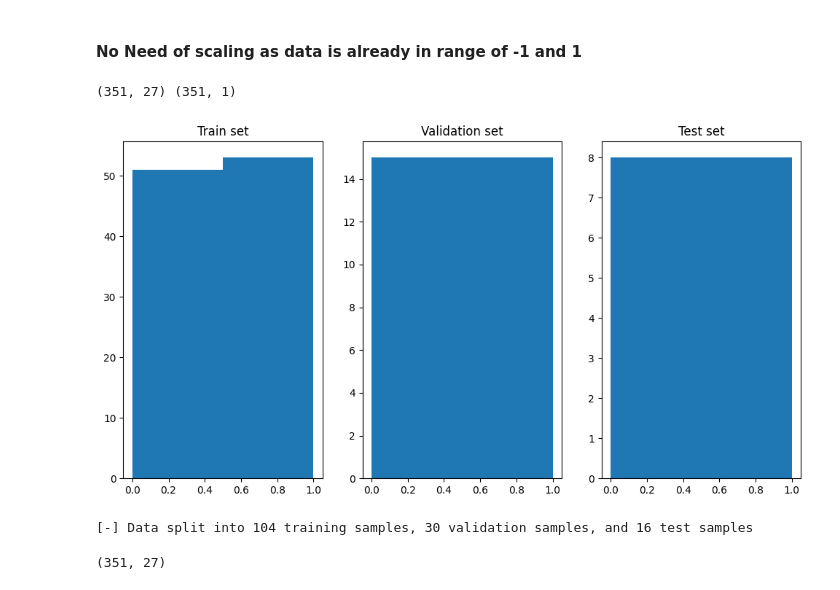
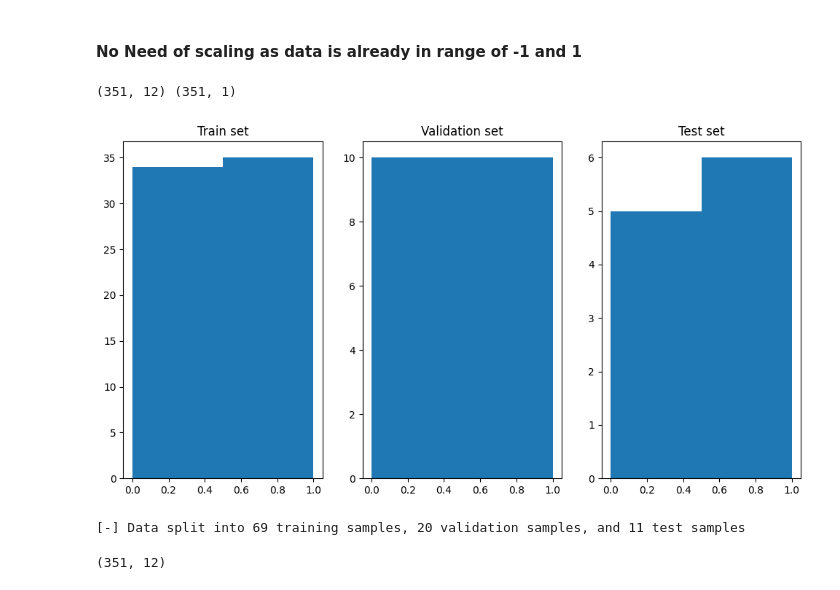
Before and after one commit to Ashad001/Qlassify, a Jupyter notebook: task2.ipynb, the cells around one changed output. Cells and saved outputs as stored; diff of their text form; code cells hidden in the pictures.

```diff
--- a/task2.ipynb
+++ b/task2.ipynb
@@ -35,7 +35,7 @@ plt.show()
 # %% [output]
 [figure]
 # %%
-threshold = 0.05
+threshold = 0.2
 correlations_with_class = corr_matrix['class']
 features_to_keep = correlations_with_class[abs(correlations_with_class) > threshold].index
 df = df[features_to_keep]
@@ -62,19 +62,19 @@ Y = np.array(Y).reshape(-1, 1)
 
 print(X.shape, Y.shape)
 # %% [output]
-(351, 27) (351, 1)
+(351, 12) (351, 1)
 # %%
 from src.experiment import Experiment
 
-experiment2_zz = Experiment(X.shape[1], sample_size=150)
+experiment2_zz = Experiment(X.shape[1], sample_size=100)
 experiment2_zz.split_data(X,Y, use_sample=True, verbose=True)
 # %% [output]
-[figure, old version]
+[figure, new version]
-[-] Data split into 104 training samples, 30 validation samples, and 16 test samples
+[-] Data split into 69 training samples, 20 validation samples, and 11 test samples
 # %%
 print(experiment2_zz._X.shape)
 # %% [output]
-(351, 27)
+(351, 12)
 # %%
 from qiskit.circuit.library import ZZFeatureMap
 from qiskit.circuit.library import PauliFeatureMap
```
Also changed, not shown: parts of 7 cells of this notebook, 9 other files.
